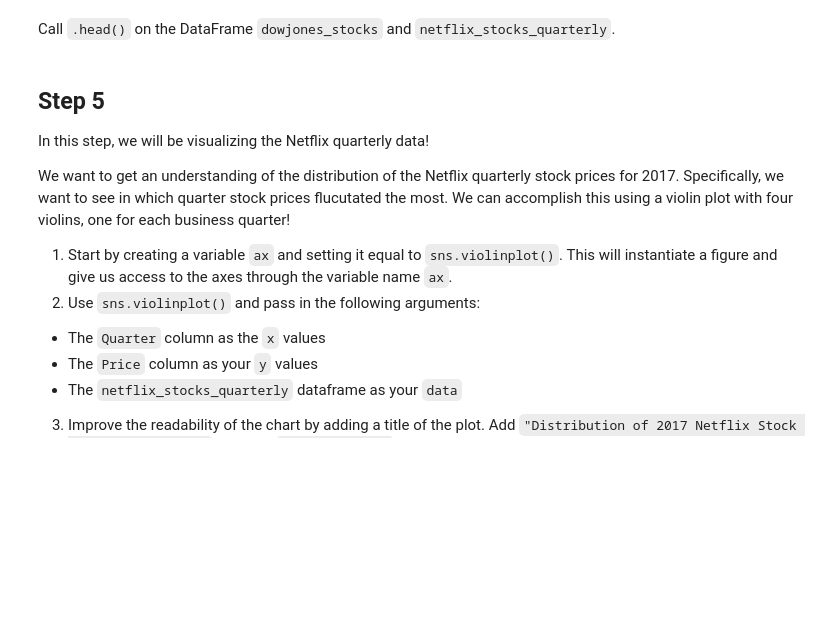
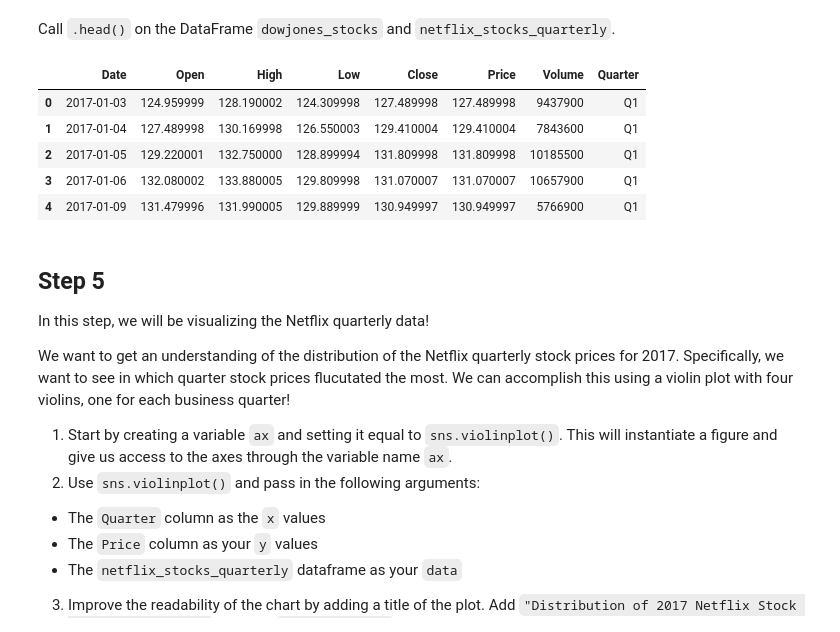
Before and after one commit to zongpoljkk/netflix_visualizations, a Jupyter notebook: netflix_visualizations.ipynb, the cells around one changed output. Saved outputs shown, nothing was run; the diff lists cells and outputs as text; code cells hidden in the pictures; blank space fills up the shorter version.

```diff
--- a/netflix_visualizations.ipynb
+++ b/netflix_visualizations.ipynb
@@ -48,3 +69,6 @@ Note: In the Yahoo Data, `Adj Close` represents the adjusted close price adjuste
 Load **DJI.csv** into a DataFrame called `dowjones_stocks`. Then, quickly inspect the DataFrame using `print()`.
 
 Note: You can learn more about why the Dow Jones Industrial Average is a industry reflection of the larger stock market [here](https://www.investopedia.com/terms/d/djia.asp).
+# %%
+dowjones_stocks = pd.read_csv("DJI.csv")
+print(dowjones_stocks)
@@ -85,5 +182,15 @@ Run `netflix_stocks.head()` again to check your column name has changed.
 # %% [markdown]
 Call `.head()` on the DataFrame `dowjones_stocks` and `netflix_stocks_quarterly`.
+# %%
+dowjones_stocks.head()
+netflix_stocks_quarterly.head()
+# %% [output]
+|  | Date | Open | High | Low | Close | Price | Volume | Quarter |
+| 0 | 2017-01-03 | 124.959999 | 128.190002 | 124.309998 | 127.489998 | 127.489998 | 9437900 | Q1 |
+| 1 | 2017-01-04 | 127.489998 | 130.169998 | 126.550003 | 129.410004 | 129.410004 | 7843600 | Q1 |
+| 2 | 2017-01-05 | 129.220001 | 132.750000 | 128.899994 | 131.809998 | 131.809998 | 10185500 | Q1 |
+| 3 | 2017-01-06 | 132.080002 | 133.880005 | 129.809998 | 131.070007 | 131.070007 | 10657900 | Q1 |
+| 4 | 2017-01-09 | 131.479996 | 131.990005 | 129.889999 | 130.949997 | 130.949997 | 5766900 | Q1 |
 # %% [markdown]
 ## Step 5
 
```
Also changed, not shown: parts of 13 cells of this notebook.
